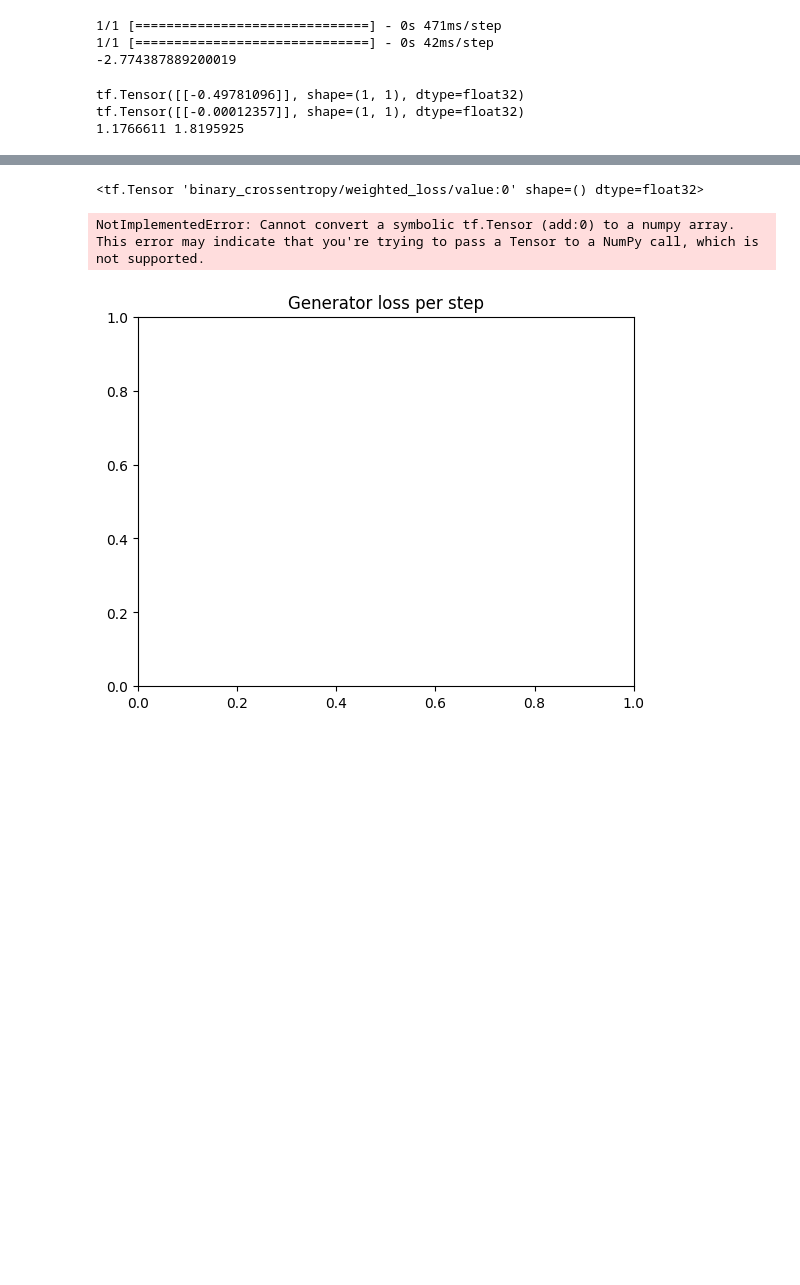
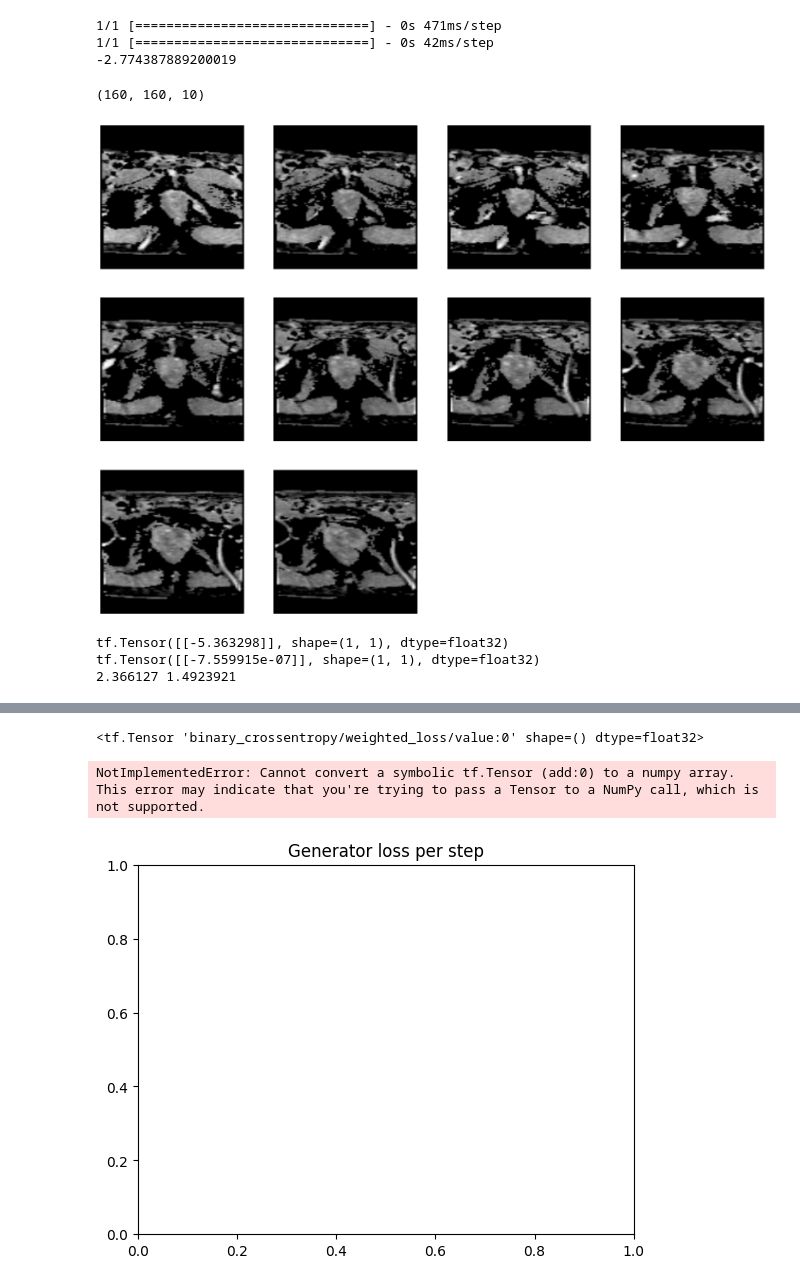
Before and after one commit to Damilare1/prostate_mri_gans, a Jupyter notebook: Prostate-GANS.ipynb, the cells around one changed output, grey strips where cells are left out. Saved outputs shown, nothing was run; the diff lists cells and outputs as text; code cells hidden in the pictures; blank space fills up the shorter version.

```diff
--- a/Prostate-GANS.ipynb
+++ b/Prostate-GANS.ipynb
@@ -515,11 +576,11 @@ def train_step(images):
     discriminator_optimizer.apply_gradients(zip(gradients_of_discriminator, discriminator.trainable_variables))
     return gen_loss, disc_loss
 # %%
-def view_images(predictions, date, epoch, run_id, save = False):
+def view_images(predictions, date="", epoch=0, run_id="", save = False):
   fig = plt.figure(figsize=(20, 20))
-  for i in range(predictions.shape[0]):
+  for i in range(predictions.shape[2]):
       plt.subplot(4, 4, i+1)
-      plt.imshow((predictions[i, :, :, 0] * 127.5) + 127.5, cmap='gray')
+      plt.imshow((predictions[ :, :, i] * 127.5) + 127.5, cmap='gray')
       plt.axis('off')
 
       if(save):
@@ -528,6 +589,12 @@ def view_images(predictions, date, epoch, run_id, save = False):
         os.makedirs(dir, exist_ok=True)
         plt.savefig(file_name)
   plt.show()
+# %%
+print(training_dataset[0].shape)
+view_images(training_dataset[0])
+# %% [output]
+(160, 160, 10)
+[figure, added]
 # %%
 def generate_and_save_images(model, epoch, test_input, run_id, date, timestamp):
   # Notice `training` is set to False.
@@ -576,12 +643,15 @@ print(fake_output)
 gen_loss = generator_loss(generated_image)
 disc_loss = discriminator_loss(real_output, fake_output)
 i = 0
-
+for i,d in enumerate(train_dataset):
+  if i == 1:
+    break;
+  x,y = train_step(d)
 print(tf.keras.backend.get_value(x), tf.keras.backend.get_value(y))
 # %% [output]
-tf.Tensor([[-0.49781096]], shape=(1, 1), dtype=float32)
-tf.Tensor([[-0.00012357]], shape=(1, 1), dtype=float32)
-1.1766611 1.8195925
+tf.Tensor([[-5.363298]], shape=(1, 1), dtype=float32)
+tf.Tensor([[-7.559915e-07]], shape=(1, 1), dtype=float32)
+2.366127 1.4923921
 # %%
 train(train_dataset, EPOCHS)
 # %% [output]
```
Also changed, not shown: parts of 9 cells of this notebook.
